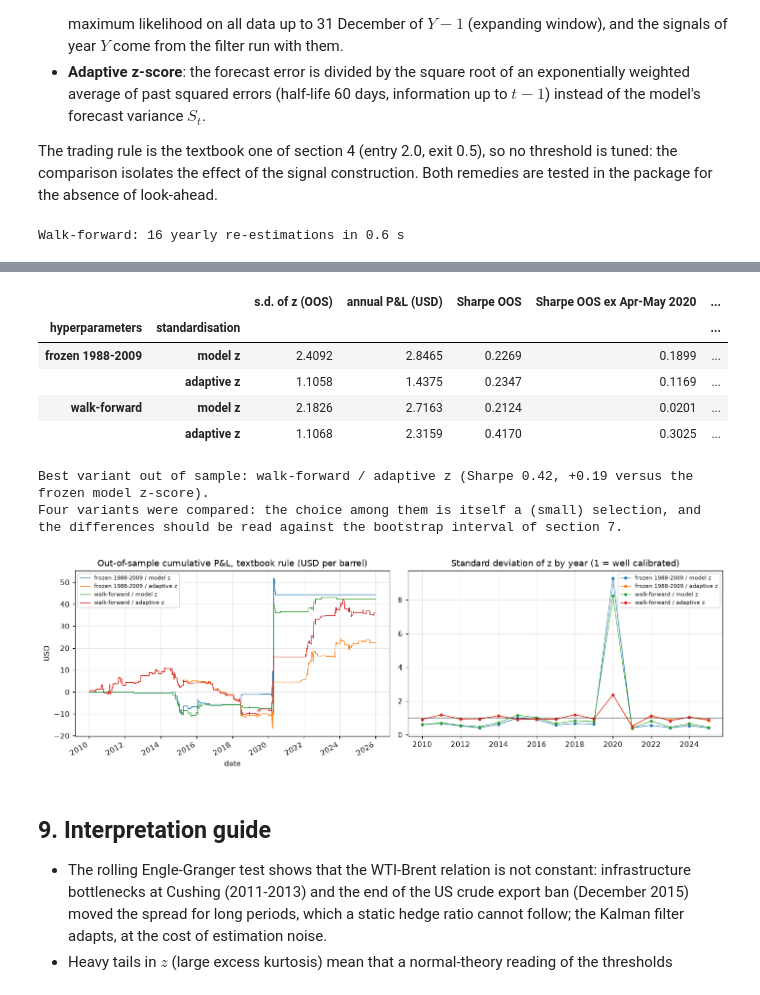
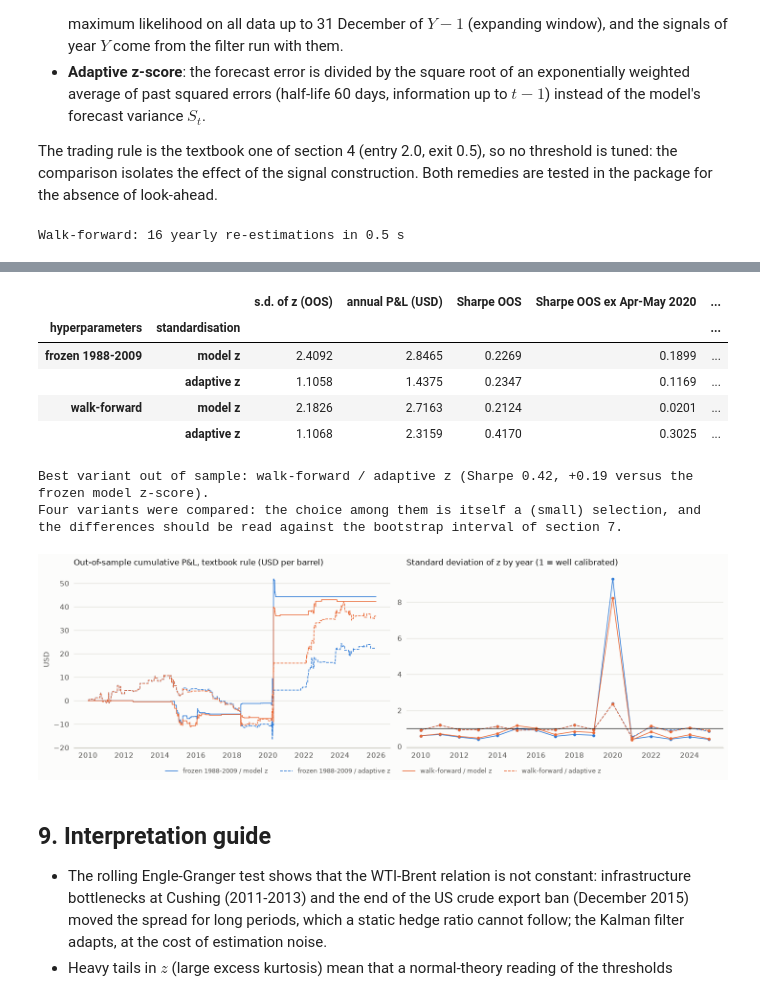
Before and after one commit to paolo993788/Algorithmic-trading, a Jupyter notebook: notebooks/statistical_arbitrage/wti_brent_kalman_pairs.ipynb, the cells around one changed output, grey strips where cells are left out. Drawn from its saved outputs; the diff is of its cells as text; code cells hidden in the pictures.

```diff
--- a/notebooks/statistical_arbitrage/wti_brent_kalman_pairs.ipynb
+++ b/notebooks/statistical_arbitrage/wti_brent_kalman_pairs.ipynb
@@ -60,7 +60,8 @@ OUTPUT_DIR = ROOT / "outputs" / "wti_brent_pairs"
 OUTPUT_DIR.mkdir(parents=True, exist_ok=True)
 
 pd.set_option("display.float_format", lambda x: f"{x:,.4f}")
-plt.rcParams.update({"figure.dpi": 110, "axes.grid": True, "grid.alpha": 0.3})
+from backtest_engine.figstyle import MUTED, NEGATIVE, SERIES, notebook_style, ordinal_colors
+notebook_style()   # validated palette, recessive grid, constrained layout (see figstyle.py)
 print(f"backtest_engine {backtest_engine.__version__} | data mode: {DATA_MODE} | threads: {os.cpu_count()}")
 # %% [output]
 backtest_engine 0.1.0 | data mode: official | threads: 4
@@ -343,40 +343,46 @@ for key, sig in variants.items():
                  "position changes (OOS)": int((bt["units_y"][~in_sample].diff().fillna(0) != 0).sum())}
 robust = pd.DataFrame(rows).T
 robust.index.names = ["hyperparameters", "standardisation"]
 display(robust)
 
 by_year = pd.DataFrame({" / ".join(k): v["z"][~in_sample].groupby(v.index[~in_sample].year).std() for k, v in variants.items()})
 fig, axes = plt.subplots(1, 2, figsize=(13, 4.2))
-pd.DataFrame(curves).plot(ax=axes[0], lw=0.9)
+# Composite encoding: hue = hyperparameters (frozen or walk-forward), line style = standardisation of z.
+def variant_style(name):
+    hyper, standard = name.split(" / ")
+    return {"color": SERIES[0] if hyper.startswith("frozen") else SERIES[1],
+            "ls": "-" if standard.startswith("model") else "--"}
+
+for name, curve in curves.items():
+    axes[0].plot(curve.index, curve.to_numpy(), lw=1.0, label=name, **variant_style(name))
 axes[0].set(title="Out-of-sample cumulative P&L, textbook rule (USD per barrel)", ylabel="USD")
-axes[0].legend(fontsize=7)
-by_year.plot(ax=axes[1], marker="o", ms=3, lw=0.8)
+for name in by_year:
+    axes[1].plot(by_year.index, by_year[name], marker="o", ms=3, lw=1.0, **variant_style(name))
 axes[1].axhline(1, color="k", lw=0.8)
 axes[1].set(title="Standard deviation of z by year (1 = well calibrated)", xlabel="")
-axes[1].legend(fontsize=7)
-fig.tight_layout()
+fig.legend(*axes[0].get_legend_handles_labels(), loc="outside lower center", ncol=4)
 fig.savefig(OUTPUT_DIR / "robust_variants.png", dpi=150)
 
 best_key = robust["Sharpe OOS"].idxmax()
 gain = robust.loc[best_key, "Sharpe OOS"] - robust.loc[("frozen 1988-2009", "model z"), "Sharpe OOS"]
 print(f"Best variant out of sample: {' / '.join(best_key)} (Sharpe {robust.loc[best_key, 'Sharpe OOS']:.2f}, "
       f"{gain:+.2f} versus the frozen model z-score).")
 print("Four variants were compared: the choice among them is itself a (small) selection, and the differences should be read "
       "against the bootstrap interval of section 7.")
 # %% [output]
-Walk-forward: 16 yearly re-estimations in 0.6 s
+Walk-forward: 16 yearly re-estimations in 0.5 s
 |  | 2010 | 2011 | 2012 | 2013 | 2014 | 2015 | 2016 | 2017 | 2018 | 2019 | 2020 | ... |
 | delta (state noise) | 4.53e-04 | 4.09e-04 | 3.83e-04 | 3.44e-04 | 3.04e-04 | 2.80e-04 | 2.83e-04 | 2.74e-04 | 2.56e-04 | 2.45e-04 | 2.32e-04 | ... |
 | observation variance | 3.78e-02 | 4.59e-02 | 5.17e-02 | 6.15e-02 | 7.34e-02 | 8.21e-02 | 8.44e-02 | 9.07e-02 | 9.72e-02 | 1.02e-01 | 1.09e-01 | ... |
 |  |  | s.d. of z (OOS) | annual P&L (USD) | Sharpe OOS | Sharpe OOS ex Apr-May 2020 | ... |
 | hyperparameters | standardisation |  |  |  |  | ... |
 | frozen 1988-2009 | model z | 2.4092 | 2.8465 | 0.2269 | 0.1899 | ... |
 |  | adaptive z | 1.1058 | 1.4375 | 0.2347 | 0.1169 | ... |
 | walk-forward | model z | 2.1826 | 2.7163 | 0.2124 | 0.0201 | ... |
 |  | adaptive z | 1.1068 | 2.3159 | 0.4170 | 0.3025 | ... |
 Best variant out of sample: walk-forward / adaptive z (Sharpe 0.42, +0.19 versus the frozen model z-score).
 Four variants were compared: the choice among them is itself a (small) selection, and the differences should be read against the bootstrap interval of section 7.
-[figure, old version]
+[figure, new version]
 # %% [markdown]
 ## 9. Interpretation guide
 
```
Also changed, not shown: parts of 5 cells of this notebook, 4 other files.
